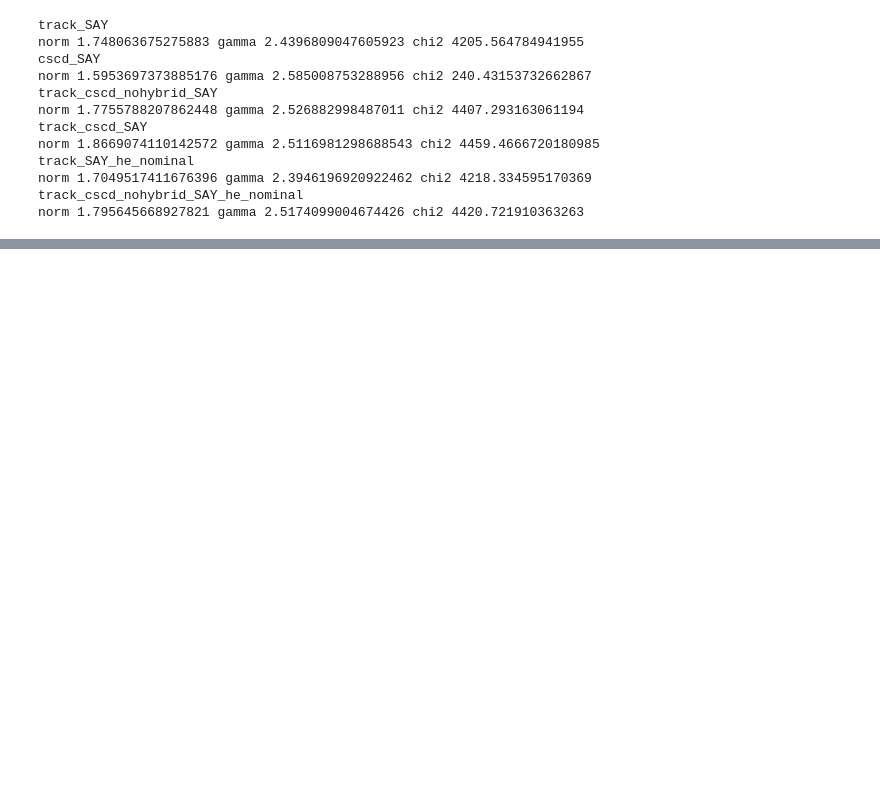
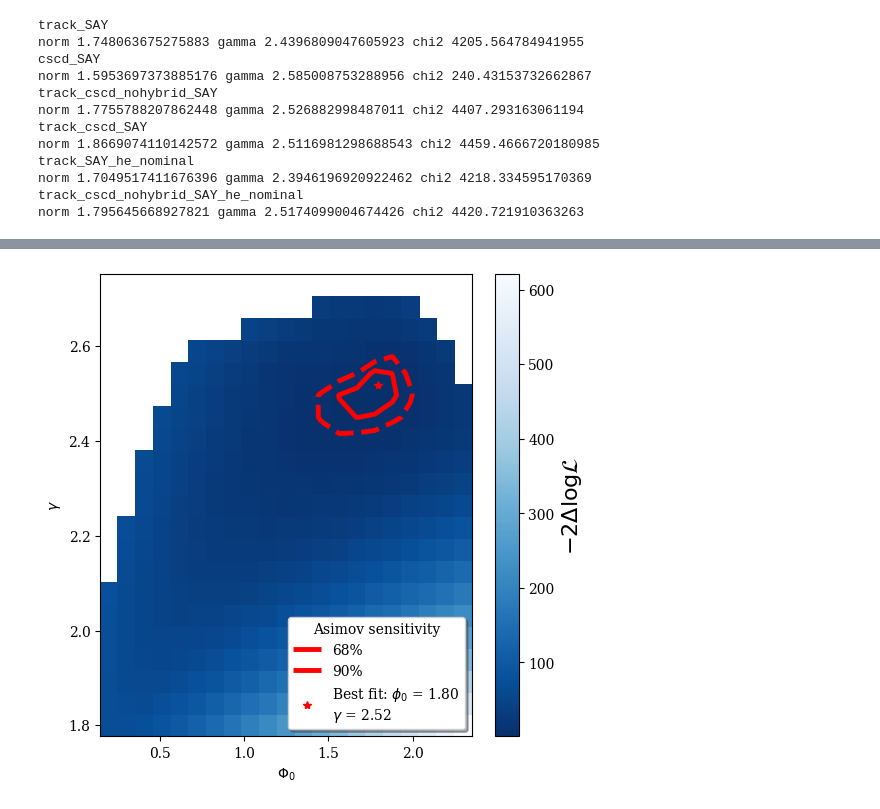
Before and after one commit to tjuanve/icc-ana, a Jupyter notebook: combined_track_shower/plots/best_fit.ipynb, the cells around one changed output, grey strips where cells are left out. Cells and saved outputs as stored; diff of their text form; code cells hidden in the pictures; blank space fills up the shorter version.

```diff
--- a/combined_track_shower/plots/best_fit.ipynb
+++ b/combined_track_shower/plots/best_fit.ipynb
@@ -131,0 +125,51 @@ l3 = ax.legend(lh,ll,loc = "lower right", title = "Asimov sensitivity",
+# %%
+# heatmap ll and contour
+levels = [2.27, 4.60]  # 50% 2.3 1sigma (68%), 5.99 2sigma (95%)
+levlabels = ["68%", "90%"]
+
+linestyles = ["-","--"]
+
+fig, (ax) = plt.subplots(1, 1)
+
+ll, lh = [], []
+
+name = "track_cscd_he_nominal_nohybrid" # track_morepoints, track_cscd_nohybrid_morepoints track_he_nominal track_cscd_he_nominal_nohybrid
+fitname = "track_cscd_nohybrid_SAY_he_nominal" # track_SAY track_cscd_nohybrid_SAY track_SAY_he_nominal track_cscd_nohybrid_SAY_he_nominal
+colors = ["red"] # black red
+
+
+cntr = ax.contour( x[name], y[name], dllh[name],
+                levels=levels, colors=colors, linewidths=3.5, linestyles = linestyles )
+
+pcm = ax.pcolor(x[name],
+                y[name],
+                dllh[name],
+                cmap='Blues_r', shading='auto')
+
+cbar = fig.colorbar(pcm, ax=ax)
+cbar.set_label(label=r'$-2\Delta\mathrm{log}\mathcal{L}$',size=16,fontfamily='serif')
+
+# best fit
+norm = pickles[fitname]["fit-result"][1]["astro_norm"]
+gamma = pickles[fitname]["fit-result"][1]["gamma_astro"]
+
+dot, = ax.plot([norm], [gamma], "*", color=colors[0])
+
+# set the legend
+h, _ = cntr.legend_elements()
+for i in range(len(h)):
+    lh.append(h[i]) # legend elements
+    ll.append(f'{levlabels[i]}') # legend text
+
+lh.append(dot)
+ll.append("Best fit: " + r"$\phi_0$ = " + f"{norm:.2f}\n" + r"$\gamma$ = " + f"{gamma:.2f}")
+
+ax.set_xlabel(r"$\Phi_0$")
+ax.set_ylabel(r"$\gamma$")
+
+l3 = ax.legend(lh,ll,loc = "lower right", title = "Asimov sensitivity",
+                ncols=1,frameon=True,fancybox=True,shadow=True)
+
+plt.savefig(f"/data/user/tvaneede/GlobalFit/analysis/combined_track_shower/plots/output/best_fit/llscan_contour_bestfit_{name}.pdf")
+# %% [output]
+[figure, added]
```
Also changed, not shown: parts of 4 cells of this notebook, 4 other files.
